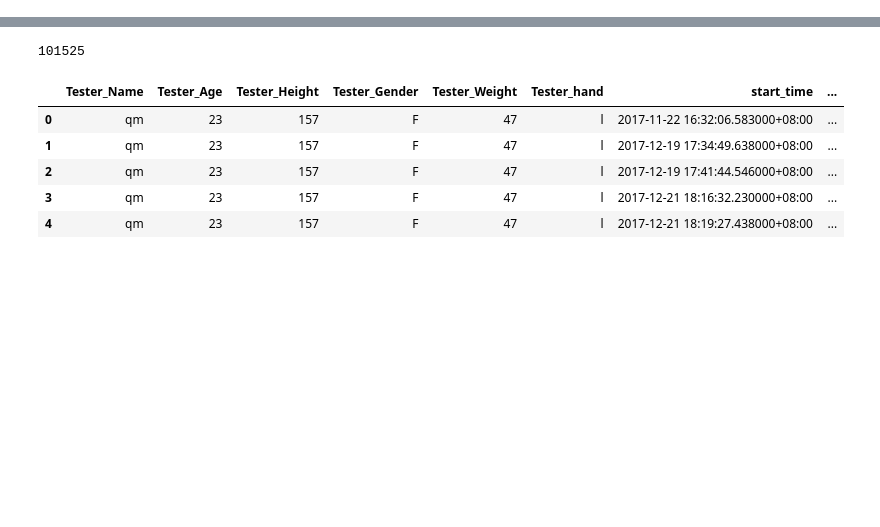
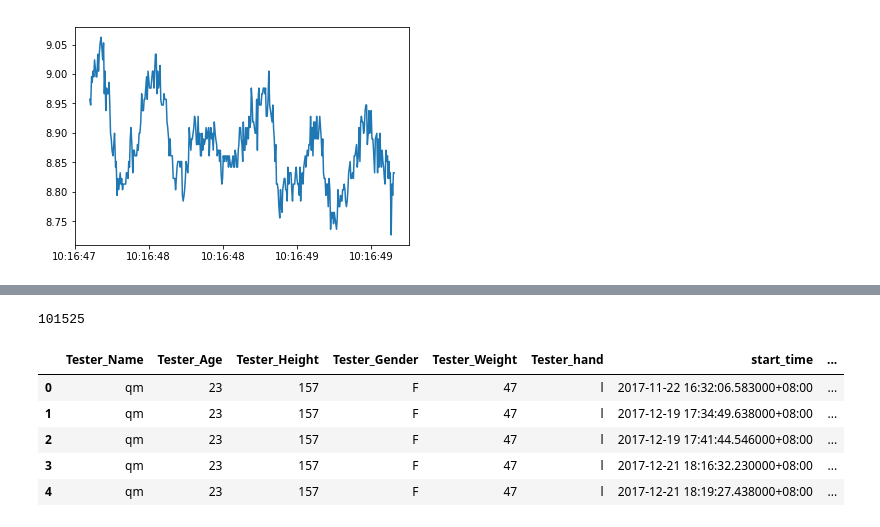
Before and after one commit to iamqingmei/Gesture-Prediction, a Jupyter notebook: src/pre-processing/Analysis.ipynb, the cells around one changed output, grey strips where cells are left out. Cells and saved outputs as stored; diff of their text form; code cells hidden in the pictures; blank space fills up the shorter version.

```diff
--- a/src/pre-processing/Analysis.ipynb
+++ b/src/pre-processing/Analysis.ipynb
@@ -30,0 +40,10 @@ Counter({0.0: 41582, 1.0: 31404, 2.0: 28539, 4.0: 26467})
+# %%
+user0 = sensor_df[sensor_df.tester_id == 2]
+user0_action_1 = user0[user0.TagName == '1']
+# %%
+user0_action_1_acc = user0_action_1[user0_action_1.SENSORTYPE == 1]
+# %%
+plt.plot(pd.to_datetime(user0_action_1_acc.TIMESTAMP), user0_action_1_acc.VALUES3)
+plt.show()
+# %% [output]
+[figure, added]
```
Also changed, not shown: parts of 5 cells of this notebook, 1 other file.
